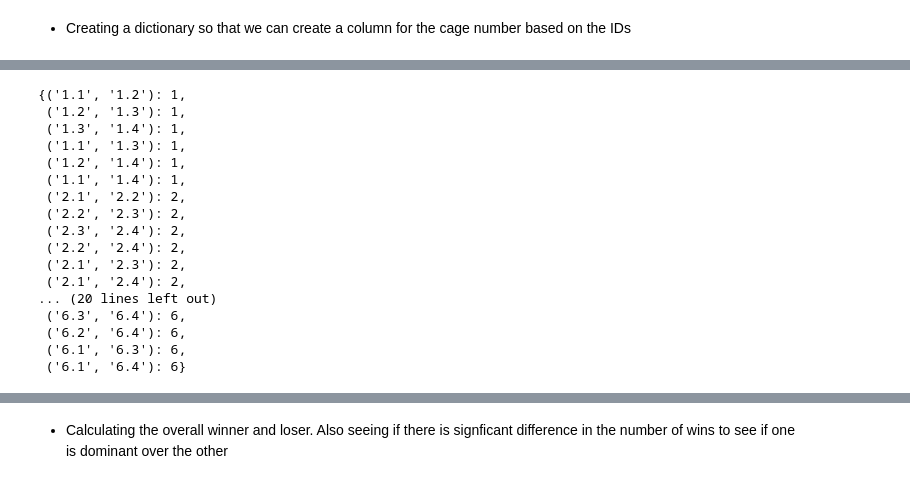
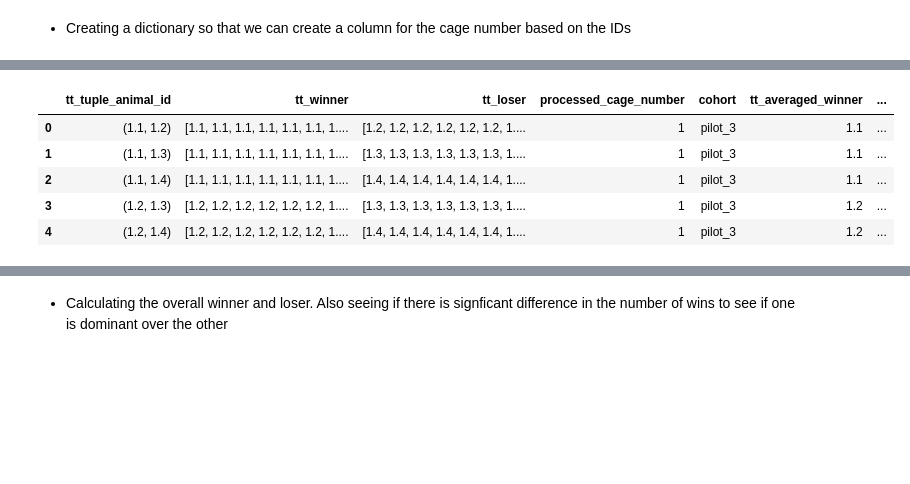
Before and after one commit to padillacoreanolab/social_competiton_elo_rating, a Jupyter notebook: jupyter_notebooks/tube_test_processing.ipynb, the cells around one changed output, grey strips where cells are left out. Cells and saved outputs as stored; diff of their text form; code cells hidden in the pictures; blank space fills up the shorter version.

Commit message:
refactor: making nb more modular with optional session divider column

```diff
--- a/jupyter_notebooks/tube_test_processing.ipynb
+++ b/jupyter_notebooks/tube_test_processing.ipynb
@@ -352,7 +353,7 @@ value["processed_behavior_recording_dataframe"].head()
 # %% [markdown]
 # NOTE: If there is a set column that divides the rows up by session, then enter it in the cell below between the quotation marks. Default is `"date"`
 # %%
-all_session_divider_column = session_divider_column = ""
+all_session_divider_column = ""
 # %%
 for key, value in sheet_name_to_everything.items():
     if not all_session_divider_column:
@@ -367,6 +368,9 @@ for key, value in sheet_name_to_everything.items():
 
         NOTE: If left blank, the column with "date" in the name will be used as the column
         """.format(value["processed_behavior_recording_dataframe"].columns))
+    else:
+        session_divider_column = all_session_divider_column
+
     # Making the column name lowercase and removing any punctuation
     value["session_divider_column"] = session_divider_column.lower().strip('"').strip("'").strip()
 
@@ -376,7 +380,9 @@ for key, value in sheet_name_to_everything.items():
 
     # Checks if that column is in the dataframe
     if value["session_divider_column"] not in value["processed_behavior_recording_dataframe"].columns:
-        raise ValueError("{} is not a column in {}".format(value["session_divider_column"], value["processed_behavior_recording_dataframe"].columns))
+        print("{} is not a column in {}".format(value["session_divider_column"], value["processed_behavior_recording_dataframe"].columns))
+        value["session_divider_column"] = None
+        warnings.warn("Look at warning from above or below")
 # %% [output]
 Type the name of the column to be used to divide the rows into sessions.
         Pick a column that has a value in the cell only with the first row of each session.
@@ -398,9 +423,16 @@ Type the name of the column to be used to divide the rows into sessions.
 # %%
 for key, value in sheet_name_to_everything.items():
-    # Getting the indexes of all the rows that have the date or the column that divides the sessions up
-    value["session_indexes"] = value["processed_behavior_recording_dataframe"].dropna(axis=0, subset=value["session_divider_column"]).index
-    # Adding the session number to each row
-    value["processed_behavior_recording_dataframe"] = dataframe.add_session_number_column(value["processed_behavior_recording_dataframe"], value["session_indexes"], session_number_column='session_number')
+    current_processed_behavior_recording_dataframe = value["processed_behavior_recording_dataframe"].copy()
+    try:
+        # Getting the indexes of all the rows that have the date or the column that divides the sessions up
+        value["session_indexes"] = value["processed_behavior_recording_dataframe"].dropna(axis=0, subset=value["session_divider_column"]).index
+        # Adding the session number to each row
+        value["processed_behavior_recording_dataframe"] = dataframe.add_session_number_column(value["processed_behavior_recording_dataframe"], value["session_indexes"], session_number_column='session_number')
 
-    # Filling in the NaNs for the session number with the session number from the previous row
-    value["processed_behavior_recording_dataframe"]["session_number"] = value["processed_behavior_recording_dataframe"]["session_number"].fillna(method='ffill')
+        # Filling in the NaNs for the session number with the session number from the previous row
+        value["processed_behavior_recording_dataframe"]["session_number"] = value["processed_behavior_recording_dataframe"]["session_number"].fillna(method='ffill')
+    except:
+        value["processed_behavior_recording_dataframe"] = current_processed_behavior_recording_dataframe
+        value["session_indexes"] = None
+        print("{} does not have a session divider column".format(key))
+        warnings.warn("Look at warning from above or below")
@@ -1218,2 +1256,7 @@ dropped_duplicate_all_processed_behavior_recording_df.head()
 # %%
-pair_to_cage = pd.Series(dropped_duplicate_all_processed_behavior_recording_df["processed_cage_number"].values, index=dropped_duplicate_all_processed_behavior_recording_df["tuple_animal_id"]).to_dict()
+try:
+    pair_to_cage = pd.Series(dropped_duplicate_all_processed_behavior_recording_df["processed_cage_number"].values, index=dropped_duplicate_all_processed_behavior_recording_df["tuple_animal_id"]).to_dict()
+    display(pair_to_cage)
+except:
+    #TODO:
+    pass
@@ -1220,22 +1281,14 @@ pair_to_cage = pd.Series(dropped_duplicate_all_processed_behavior_recording_df["
-# %%
-pair_to_cage
-# %% [output]
-{('1.1', '1.2'): 1,
- ('1.2', '1.3'): 1,
- ('1.3', '1.4'): 1,
- ('1.1', '1.3'): 1,
- ('1.2', '1.4'): 1,
- ('1.1', '1.4'): 1,
- ('2.1', '2.2'): 2,
- ('2.2', '2.3'): 2,
- ('2.3', '2.4'): 2,
- ('2.2', '2.4'): 2,
- ('2.1', '2.3'): 2,
- ('2.1', '2.4'): 2,
-... (20 lines left out)
- ('6.3', '6.4'): 6,
- ('6.2', '6.4'): 6,
- ('6.1', '6.3'): 6,
- ('6.1', '6.4'): 6}
 # %%
-all_competition_per_pair_df["processed_cage_number"] = all_competition_per_pair_df["{}_tuple_animal_id".format(prefix_name)].map(pair_to_cage)
+try:
+    all_competition_per_pair_df["processed_cage_number"] = all_competition_per_pair_df["{}_tuple_animal_id".format(prefix_name)].map(pair_to_cage)
+    all_competition_per_pair_df["processed_cage_number"] = all_competition_per_pair_df["processed_cage_number"].astype(int).astype(str)
+    display(all_competition_per_pair_df.head())
+except:
+    pass
+# %% [output]
+|  | tt_tuple_animal_id | tt_winner | tt_loser | processed_cage_number | cohort | tt_averaged_winner | ... |
+| 0 | (1.1, 1.2) | [1.1, 1.1, 1.1, 1.1, 1.1, 1.1, 1.... | [1.2, 1.2, 1.2, 1.2, 1.2, 1.2, 1.... | 1 | pilot_3 | 1.1 | ... |
+| 1 | (1.1, 1.3) | [1.1, 1.1, 1.1, 1.1, 1.1, 1.1, 1.... | [1.3, 1.3, 1.3, 1.3, 1.3, 1.3, 1.... | 1 | pilot_3 | 1.1 | ... |
+| 2 | (1.1, 1.4) | [1.1, 1.1, 1.1, 1.1, 1.1, 1.1, 1.... | [1.4, 1.4, 1.4, 1.4, 1.4, 1.4, 1.... | 1 | pilot_3 | 1.1 | ... |
+| 3 | (1.2, 1.3) | [1.2, 1.2, 1.2, 1.2, 1.2, 1.2, 1.... | [1.3, 1.3, 1.3, 1.3, 1.3, 1.3, 1.... | 1 | pilot_3 | 1.2 | ... |
+| 4 | (1.2, 1.4) | [1.2, 1.2, 1.2, 1.2, 1.2, 1.2, 1.... | [1.4, 1.4, 1.4, 1.4, 1.4, 1.4, 1.... | 1 | pilot_3 | 1.2 | ... |
```
Also changed, not shown: parts of 15 cells of this notebook.
